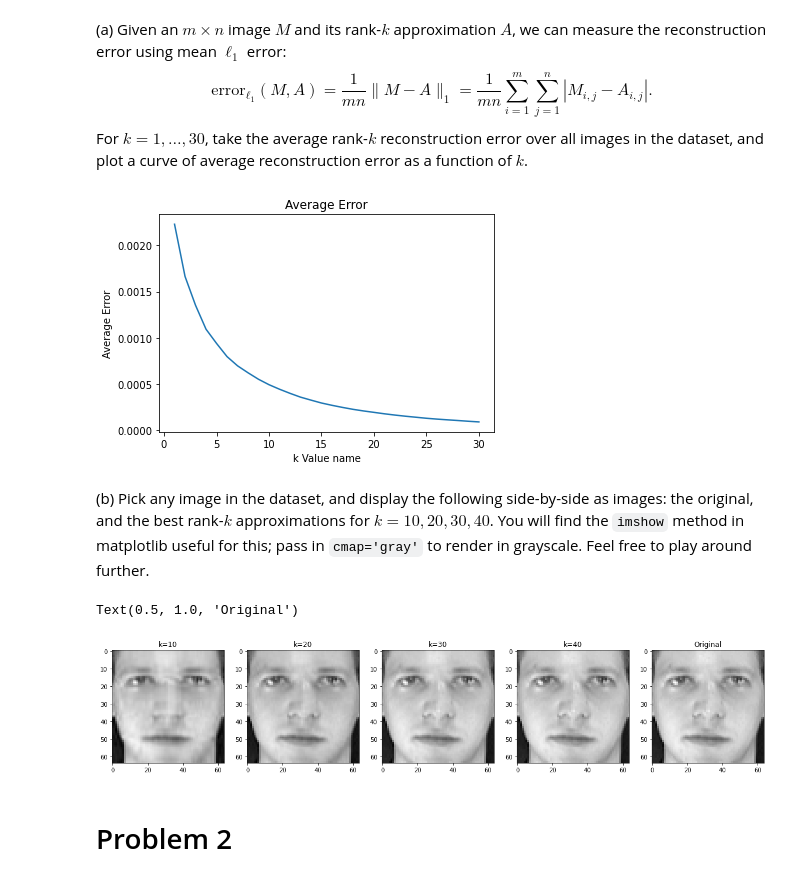
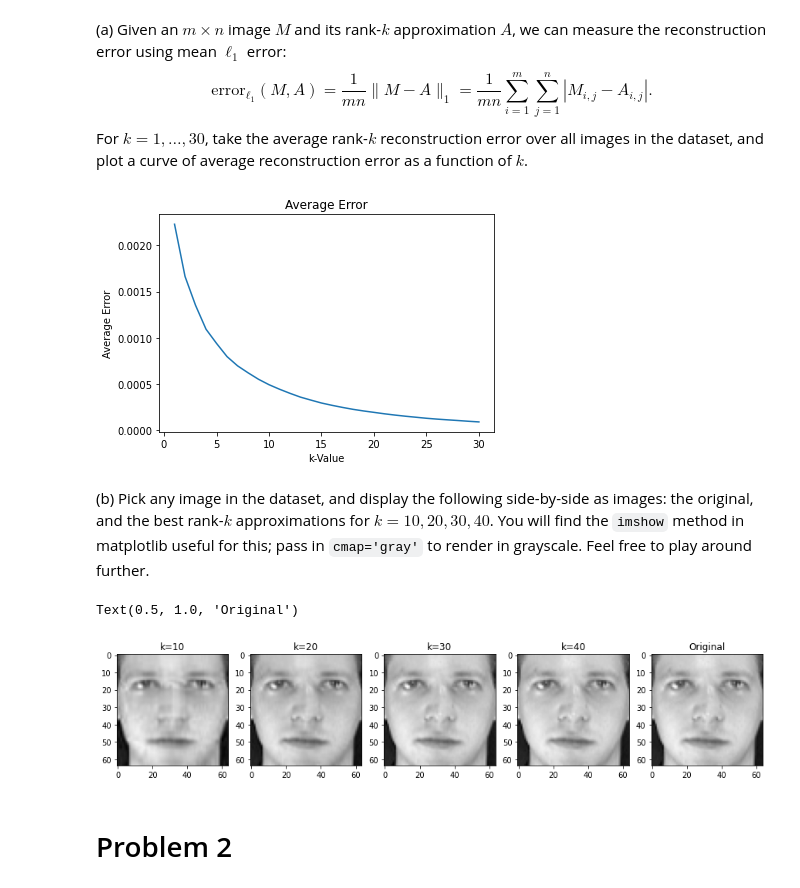
Before and after one commit to Julie-Gibson/MachineLearning, a Jupyter notebook: asset-v1_UTAustinX+CSMS.ML.311+2T2021a+type@asset+block@hw3-template_HMljdw7J.ipynb, the cells around one changed output. Drawn from its saved outputs; the diff is of its cells as text; code cells hidden in the pictures.

```diff
--- a/asset-v1_UTAustinX+CSMS.ML.311+2T2021a+type@asset+block@hw3-template_HMljdw7J.ipynb
+++ b/asset-v1_UTAustinX+CSMS.ML.311+2T2021a+type@asset+block@hw3-template_HMljdw7J.ipynb
@@ -63,34 +46,34 @@ for k in k_s:
 #plot of a curve of average reconstruction error as a function of k.
 plt.plot(k_s, error_at_k)
 plt.title('Average Error')
-plt.xlabel('k Value name')
+plt.xlabel('k-Value')
 plt.ylabel('Average Error')
 plt.show()
 # %% [output]
-[figure, old version]
+[figure, new version]
 # %% [markdown]
 (b) Pick any image in the dataset, and display the following side-by-side as images: the original, and the best rank-$k$ approximations for $k = 10, 20, 30, 40$. You will find the `imshow` method in matplotlib useful for this; pass in `cmap='gray'` to render in grayscale. Feel free to play around further.
 # %%
 #for k= 10,20, 30 ,40, get svd reconstruction of the first image
 k_print = [k for k in range(10,41,10)]
 image_display=[svd_reconstruct(images[0], k) for k in k_print ]
 
 #images display properties
 fig, ax = plt.subplots(1,5)
-fig.set_figheight(20)
-fig.set_figwidth(20)
+fig.set_figheight(15)
+fig.set_figwidth(15)
 
 #display images from k=10-40 of SVD reconstruction images for the first image and compare to the first image
 i = 0
-for img,k_d in zip (image_display,k_print):
+for img,k_i in zip (image_display,k_print):
     ax[i].imshow(img,cmap='gray')
-    ax[i].set_title('k=' + str(k_d))
+    ax[i].set_title('k=' + str(k_i))
     i+=1
 ax[i].imshow(images[0],cmap='gray')
 ax[i].set_title('Original')
 # %% [output]
 Text(0.5, 1.0, 'Original')
-[figure, old version]
+[figure, new version]
 # %% [markdown]
 # Problem 2
 # %% [markdown]
```
Also changed, not shown: parts of 5 cells of this notebook.
